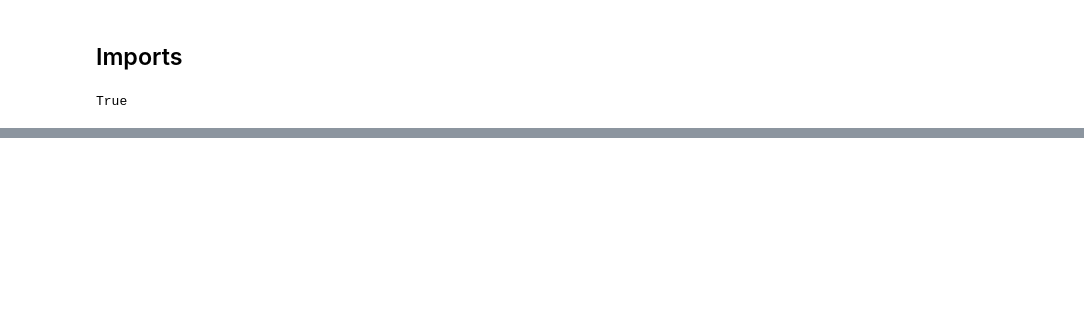
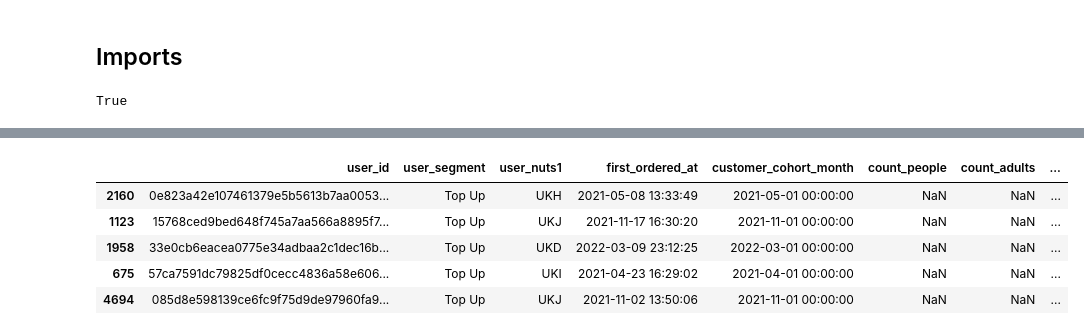
Before and after one commit to Pablomarttinn/zrive-ds, a Jupyter notebook: src/module_2/Work1.ipynb, the cells around one changed output, grey strips where cells are left out. Drawn from its saved outputs; the diff is of its cells as text; code cells hidden in the pictures; blank space fills up the shorter version.

```diff
--- a/src/module_2/Work1.ipynb
+++ b/src/module_2/Work1.ipynb
@@ -29,0 +53,5 @@ poetry show pandas
+# %%
+dfs = {}
+DATA_DIR = Path('../../data/module2')
+for file in os.listdir(DATA_DIR):
+    print(file)
@@ -29,0 +64,10 @@ poetry show pandas
+# %%
+dfs = {}
+DATA_DIR = Path('../../data/module2')
+for file in os.listdir(DATA_DIR):
+    if file.endswith('.parquet'):
+        name = file.replace('.parquet','')
+        path = DATA_DIR/file
+        dfs[name] = pd.read_parquet(path)
+
+print(dfs.keys())
@@ -29,0 +132,9 @@ poetry show pandas
+# %%
+dfs['users'].head()
+# %% [output]
+|  | user_id | user_segment | user_nuts1 | first_ordered_at | customer_cohort_month | count_people | count_adults | ... |
+| 2160 | 0e823a42e107461379e5b5613b7aa0053... | Top Up | UKH | 2021-05-08 13:33:49 | 2021-05-01 00:00:00 | NaN | NaN | ... |
+| 1123 | 15768ced9bed648f745a7aa566a8895f7... | Top Up | UKJ | 2021-11-17 16:30:20 | 2021-11-01 00:00:00 | NaN | NaN | ... |
+| 1958 | 33e0cb6eacea0775e34adbaa2c1dec16b... | Top Up | UKD | 2022-03-09 23:12:25 | 2022-03-01 00:00:00 | NaN | NaN | ... |
+| 675 | 57ca7591dc79825df0cecc4836a58e606... | Top Up | UKI | 2021-04-23 16:29:02 | 2021-04-01 00:00:00 | NaN | NaN | ... |
+| 4694 | 085d8e598139ce6fc9f75d9de97960fa9... | Top Up | UKJ | 2021-11-02 13:50:06 | 2021-11-01 00:00:00 | NaN | NaN | ... |
```
Also changed, not shown: parts of 41 cells of this notebook, 3 other files.
